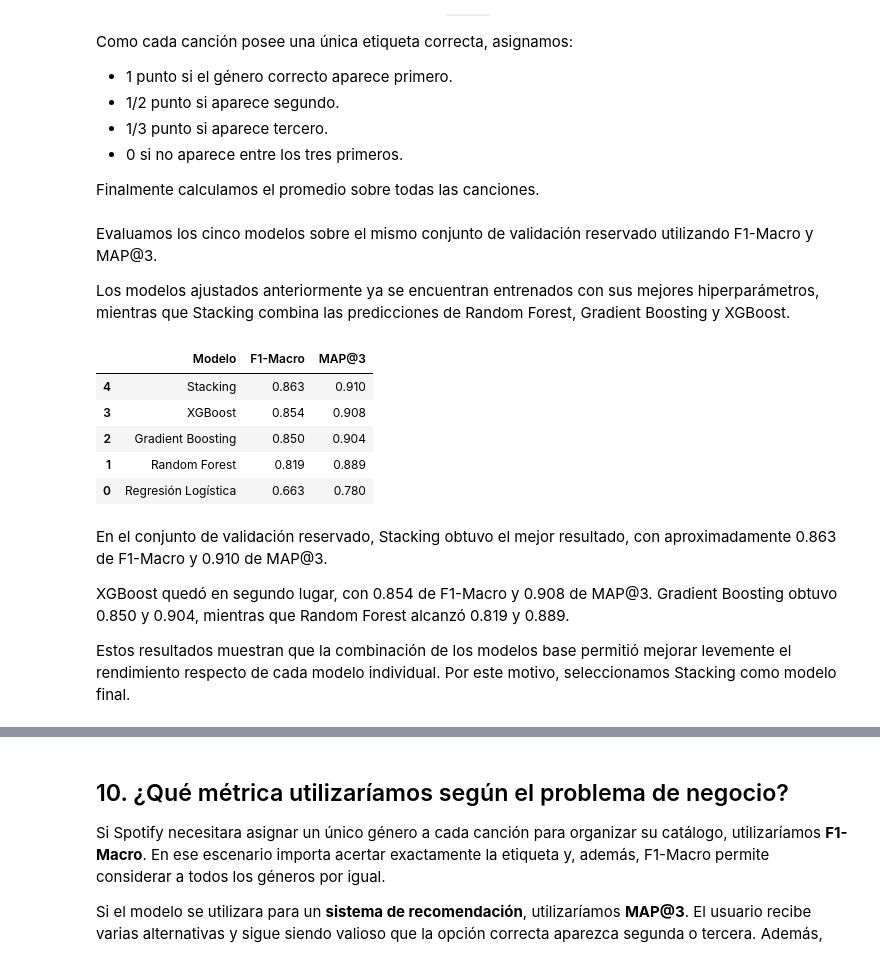
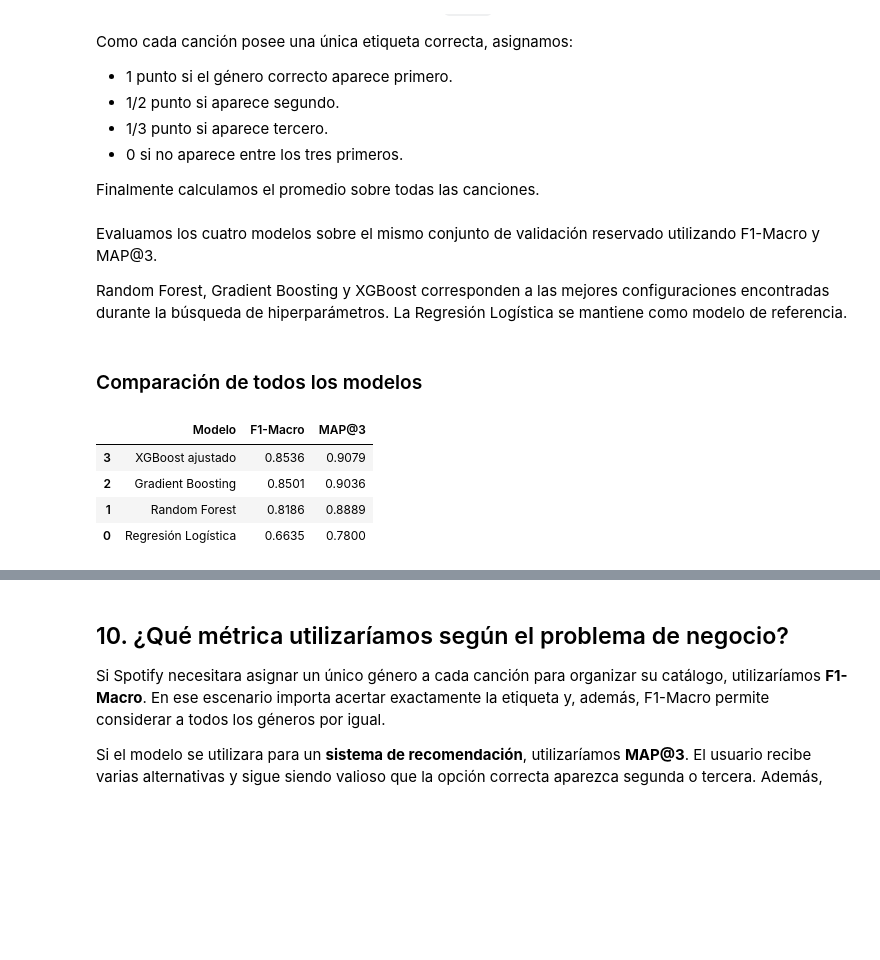
Before and after one commit to lourdesMV/TD6-TP2, a Jupyter notebook: spotify.ipynb, the cells around one changed output, grey strips where cells are left out. Saved outputs shown, nothing was run; the diff lists cells and outputs as text; code cells hidden in the pictures; blank space fills up the shorter version.

```diff
--- a/spotify.ipynb
+++ b/spotify.ipynb
@@ -643,13 +570,16 @@ Como cada canción posee una única etiqueta correcta, asignamos:
 
 Finalmente calculamos el promedio sobre todas las canciones.
 # %% [markdown]
-Evaluamos los cinco modelos sobre el mismo conjunto de validación reservado utilizando F1-Macro y MAP@3.
+Evaluamos los cuatro modelos sobre el mismo conjunto de validación reservado utilizando F1-Macro y MAP@3.
 
-Los modelos ajustados anteriormente ya se encuentran entrenados con sus mejores hiperparámetros, mientras que Stacking combina las predicciones de Random Forest, Gradient Boosting y XGBoost.
+Random Forest, Gradient Boosting y XGBoost corresponden a las mejores configuraciones encontradas durante la búsqueda de hiperparámetros. La Regresión Logística se mantiene como modelo de referencia.
 # %%
 import numpy as np
 
-def map_at_3(valores_reales, probabilidades):
+def map_at_3(
+    valores_reales,
+    probabilidades
+):
 
     top3 = np.argsort(
         probabilidades,
@@ -658,7 +588,9 @@ def map_at_3(valores_reales, probabilidades):
 
     puntos = []
 
-    for i in range(len(valores_reales)):
+    for i in range(
+        len(valores_reales)
+    ):
 
         real = valores_reales[i]
         predicciones = top3[i]
@@ -703,30 +635,39 @@ def evaluar_modelo(nombre, modelo):
         "F1-Macro": f1,
         "MAP@3": map3
     }
+# %% [markdown]
+### Comparación de todos los modelos
 # %%
-comparacion = pd.DataFrame([
-    evaluar_modelo("Regresión Logística", logistica),
-    evaluar_modelo("Random Forest", random_forest_ajustado),
-    evaluar_modelo("Gradient Boosting", gradient_boosting_ajustado),
-    evaluar_modelo("XGBoost", xgboost_ajustado),
-    evaluar_modelo("Stacking", stacking)
+comparacion_final = pd.DataFrame([
+    evaluar_modelo(
+        "Regresión Logística",
+        logistica
+    ),
+    evaluar_modelo(
+        "Random Forest",
+        random_forest_ajustado
+    ),
+    evaluar_modelo(
+        "Gradient Boosting",
+        gradient_boosting_ajustado
+    ),
+    evaluar_modelo(
+        "XGBoost ajustado",
+        xgboost_ajustado
+    ),
 ])
 
 display(
-    comparacion
-    .sort_values("F1-Macro", ascending=False)
-    .round(3)
+    comparacion_final
+    .sort_values(
+        "F1-Macro",
+        ascending=False
+    )
+    .round(4)
 )
 # %% [output]
 |  | Modelo | F1-Macro | MAP@3 |
-| 4 | Stacking | 0.863 | 0.910 |
-| 3 | XGBoost | 0.854 | 0.908 |
-| 2 | Gradient Boosting | 0.850 | 0.904 |
-| 1 | Random Forest | 0.819 | 0.889 |
-| 0 | Regresión Logística | 0.663 | 0.780 |
+| 3 | XGBoost ajustado | 0.8536 | 0.9079 |
+| 2 | Gradient Boosting | 0.8501 | 0.9036 |
+| 1 | Random Forest | 0.8186 | 0.8889 |
+| 0 | Regresión Logística | 0.6635 | 0.7800 |
-# %% [markdown]
-En el conjunto de validación reservado, Stacking obtuvo el mejor resultado, con aproximadamente 0.863 de F1-Macro y 0.910 de MAP@3.
-
-XGBoost quedó en segundo lugar, con 0.854 de F1-Macro y 0.908 de MAP@3. Gradient Boosting obtuvo 0.850 y 0.904, mientras que Random Forest alcanzó 0.819 y 0.889.
-
-Estos resultados muestran que la combinación de los modelos base permitió mejorar levemente el rendimiento respecto de cada modelo individual. Por este motivo, seleccionamos Stacking como modelo final.
```
Also changed, not shown: parts of 31 cells of this notebook, 1 other file.
